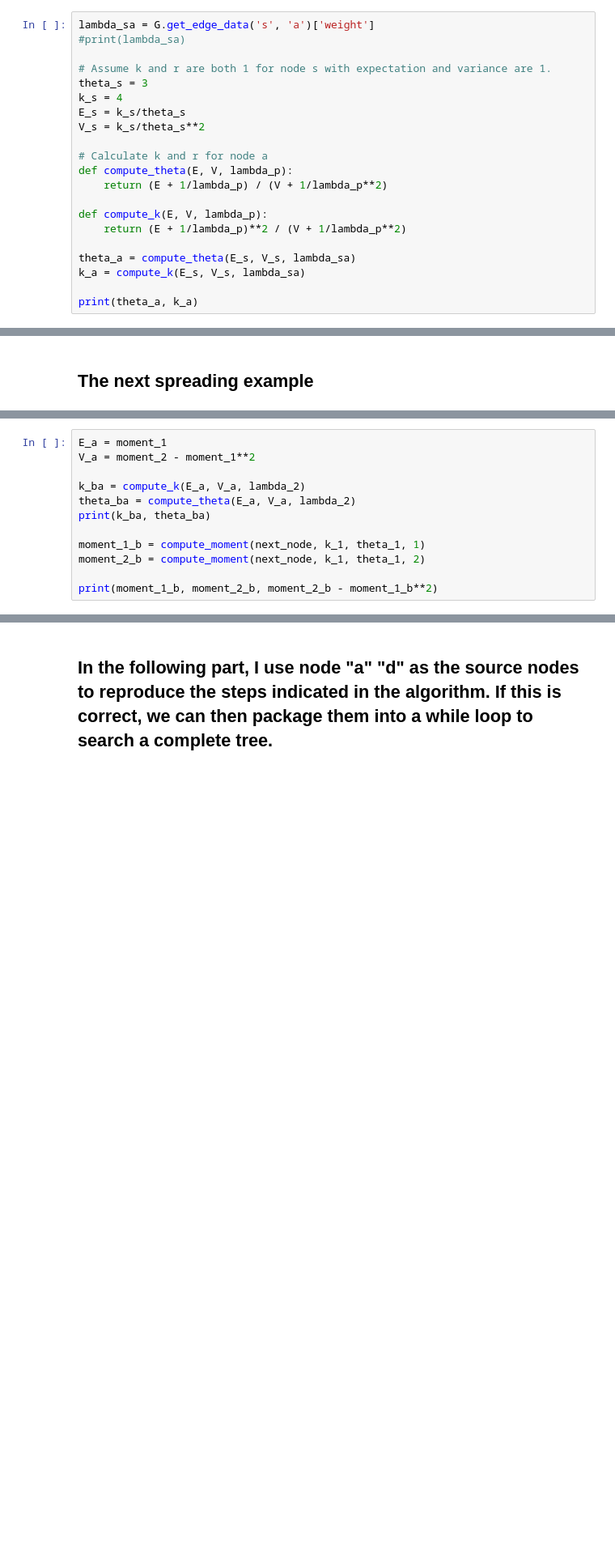
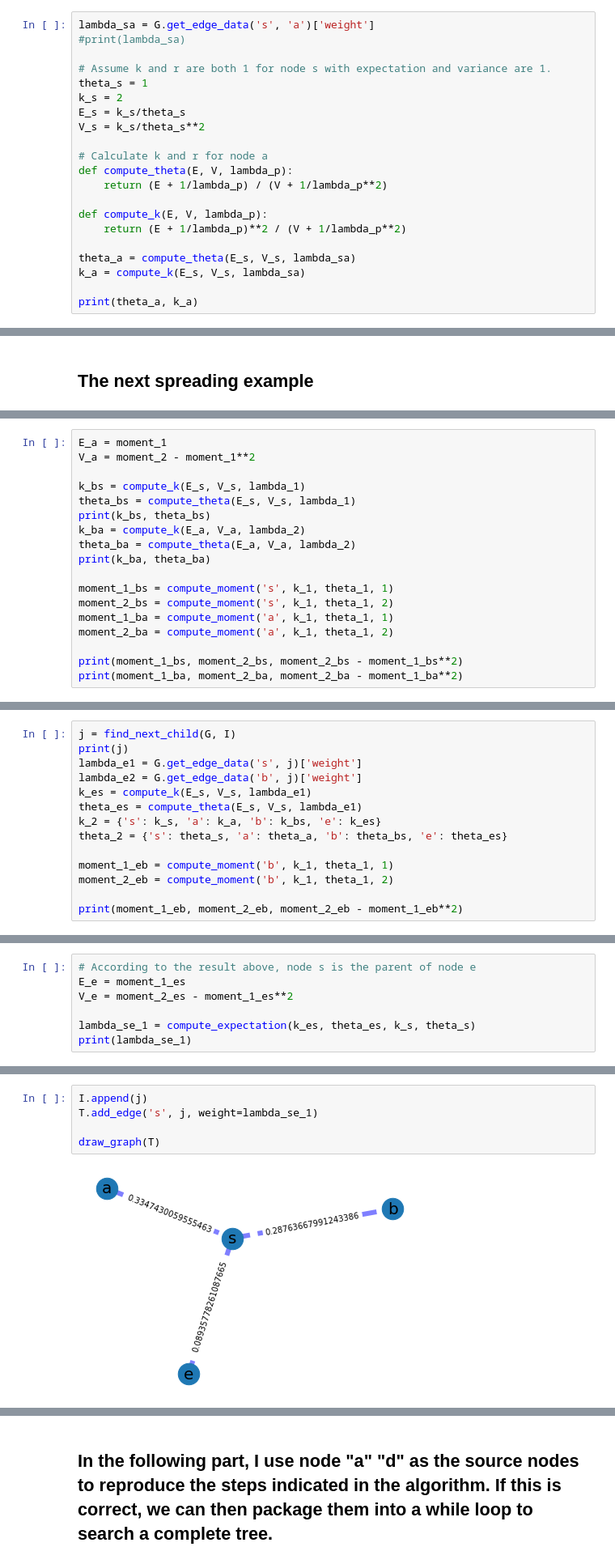
Before and after one commit to BadChromium/random_spreading, a Jupyter notebook: Copy_of_GGT_for_General_Graph.ipynb, the cells around one changed output, grey strips where cells are left out. Shown at 81% size. Cells and saved outputs as stored; diff of their text form; blank space fills up the shorter version.

```diff
--- a/Copy_of_GGT_for_General_Graph.ipynb
+++ b/Copy_of_GGT_for_General_Graph.ipynb
@@ -139,8 +139,8 @@ lambda_sa = G.get_edge_data('s', 'a')['weight']
 #print(lambda_sa)
 
 # Assume k and r are both 1 for node s with expectation and variance are 1.
-theta_s = 3
-k_s = 4
+theta_s = 1
+k_s = 2
 E_s = k_s/theta_s
 V_s = k_s/theta_s**2
 
@@ -216,12 +212,18 @@ theta_1 = {'s': theta_s, 'a': theta_a, 'b': theta_bs}
 E_a = moment_1
 V_a = moment_2 - moment_1**2
 
+k_bs = compute_k(E_s, V_s, lambda_1)
+theta_bs = compute_theta(E_s, V_s, lambda_1)
+print(k_bs, theta_bs)
 k_ba = compute_k(E_a, V_a, lambda_2)
 theta_ba = compute_theta(E_a, V_a, lambda_2)
 print(k_ba, theta_ba)
 
-moment_1_b = compute_moment(next_node, k_1, theta_1, 1)
-moment_2_b = compute_moment(next_node, k_1, theta_1, 2)
+moment_1_bs = compute_moment('s', k_1, theta_1, 1)
+moment_2_bs = compute_moment('s', k_1, theta_1, 2)
+moment_1_ba = compute_moment('a', k_1, theta_1, 1)
+moment_2_ba = compute_moment('a', k_1, theta_1, 2)
 
-print(moment_1_b, moment_2_b, moment_2_b - moment_1_b**2)
+print(moment_1_bs, moment_2_bs, moment_2_bs - moment_1_bs**2)
+print(moment_1_ba, moment_2_ba, moment_2_ba - moment_1_ba**2)
 # %% [output]
@@ -249,0 +250,14 @@ e
+# %%
+j = find_next_child(G, I)
+print(j)
+lambda_e1 = G.get_edge_data('s', j)['weight']
+lambda_e2 = G.get_edge_data('b', j)['weight']
+k_es = compute_k(E_s, V_s, lambda_e1)
+theta_es = compute_theta(E_s, V_s, lambda_e1)
+k_2 = {'s': k_s, 'a': k_a, 'b': k_bs, 'e': k_es}
+theta_2 = {'s': theta_s, 'a': theta_a, 'b': theta_bs, 'e': theta_es}
+
+moment_1_eb = compute_moment('b', k_1, theta_1, 1)
+moment_2_eb = compute_moment('b', k_1, theta_1, 2)
+
+print(moment_1_eb, moment_2_eb, moment_2_eb - moment_1_eb**2)
@@ -249,0 +277,7 @@ e
+# %%
+# According to the result above, node s is the parent of node e
+E_e = moment_1_es
+V_e = moment_2_es - moment_1_es**2
+
+lambda_se_1 = compute_expectation(k_es, theta_es, k_s, theta_s)
+print(lambda_se_1)
@@ -249,0 +286,7 @@ e
+# %%
+I.append(j)
+T.add_edge('s', j, weight=lambda_se_1)
+
+draw_graph(T)
+# %% [output]
+[figure, added]
```
Also changed, not shown: parts of 13 cells of this notebook.
